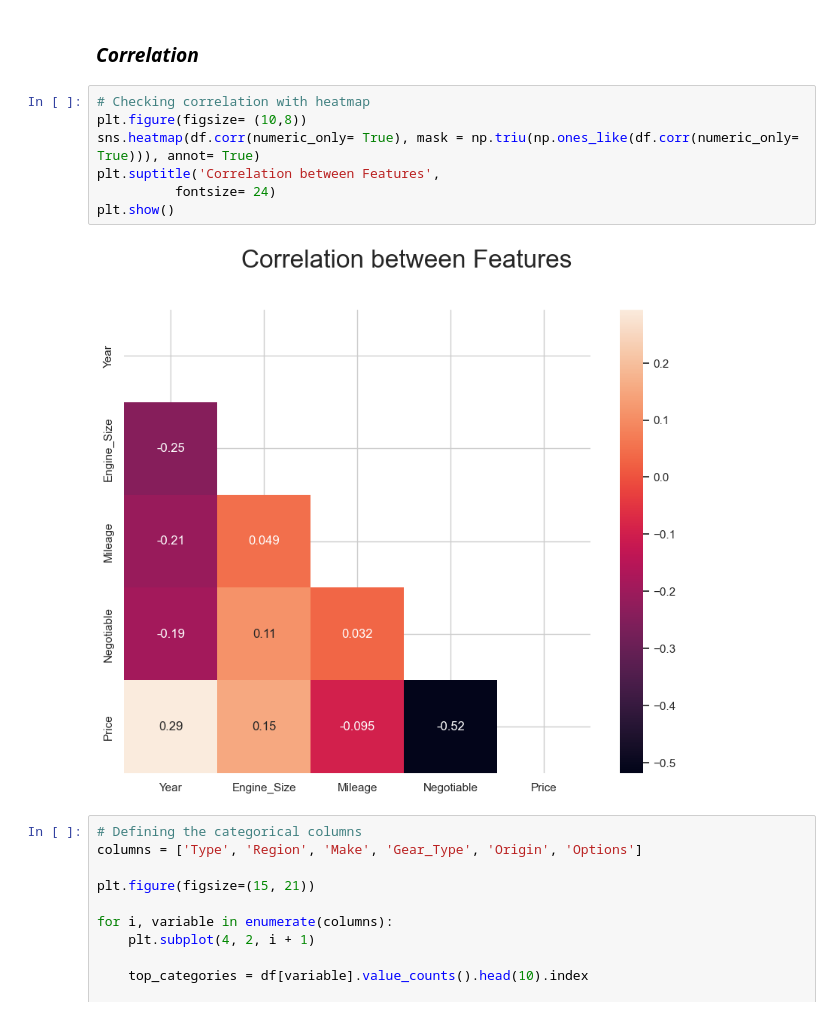
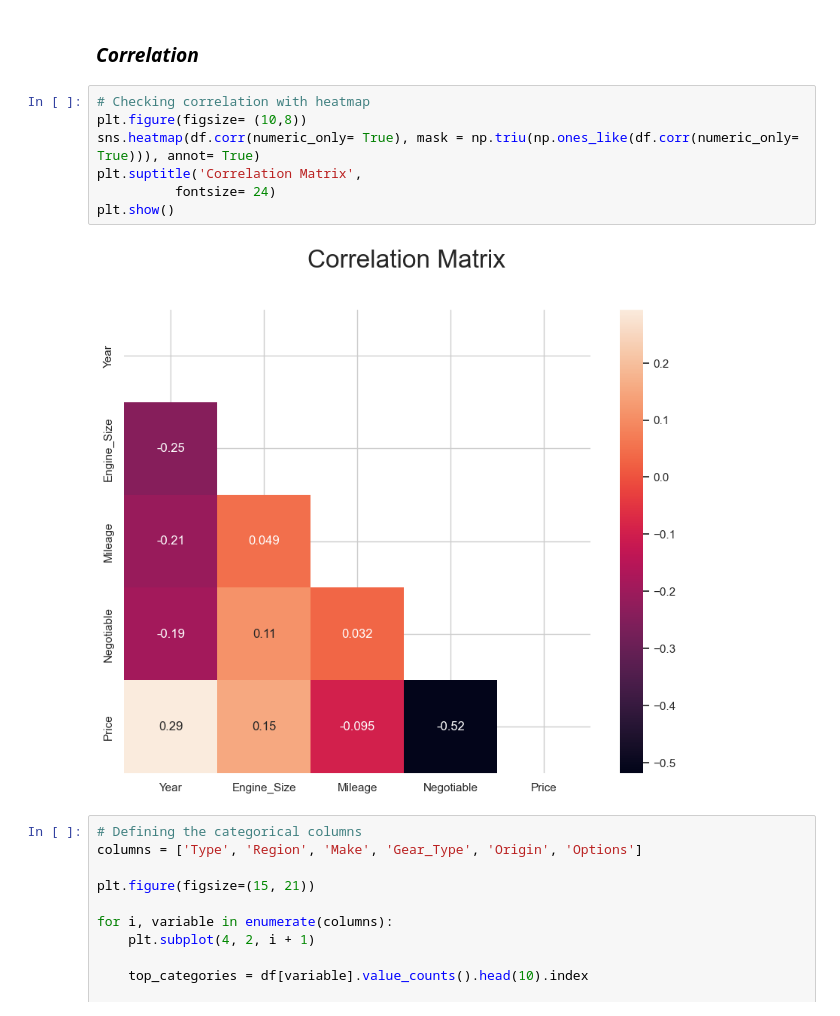
Before and after one commit to Kresna-DK/Used-Car-Prediction-Saudi-Arabia, a Jupyter notebook: Used_cars_price_prediction_saudi_arabia.ipynb, the cells around one changed output. Saved outputs shown, nothing was run; the diff lists cells and outputs as text.

```diff
--- a/Used_cars_price_prediction_saudi_arabia.ipynb
+++ b/Used_cars_price_prediction_saudi_arabia.ipynb
@@ -289,12 +289,12 @@ plt.show()
 # %%
 # Checking correlation with heatmap
 plt.figure(figsize= (10,8))
 sns.heatmap(df.corr(numeric_only= True), mask = np.triu(np.ones_like(df.corr(numeric_only= True))), annot= True)
-plt.suptitle('Correlation between Features',
+plt.suptitle('Correlation Matrix',
           fontsize= 24)
 plt.show()
 # %% [output]
-[figure, old version]
+[figure, new version]
 # %%
 # Defining the categorical columns
 columns = ['Type', 'Region', 'Make', 'Gear_Type', 'Origin', 'Options']
```
Also changed, not shown: parts of 1 cell of this notebook.
